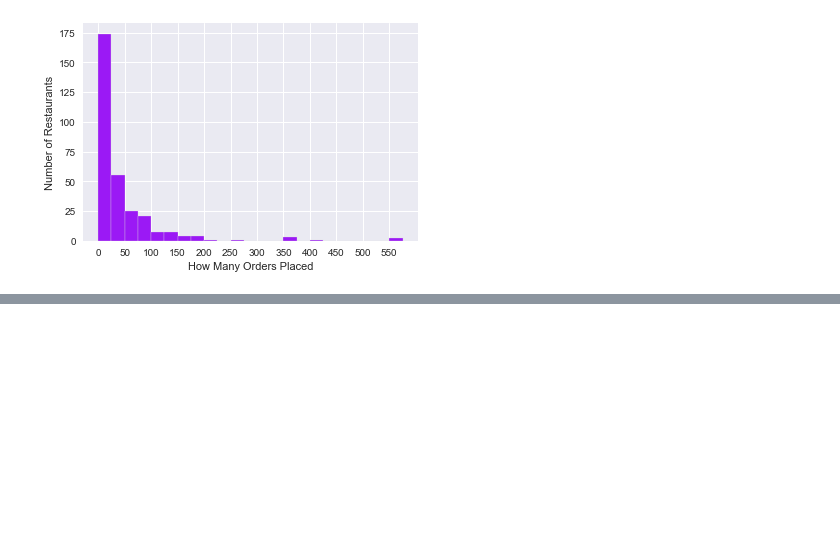
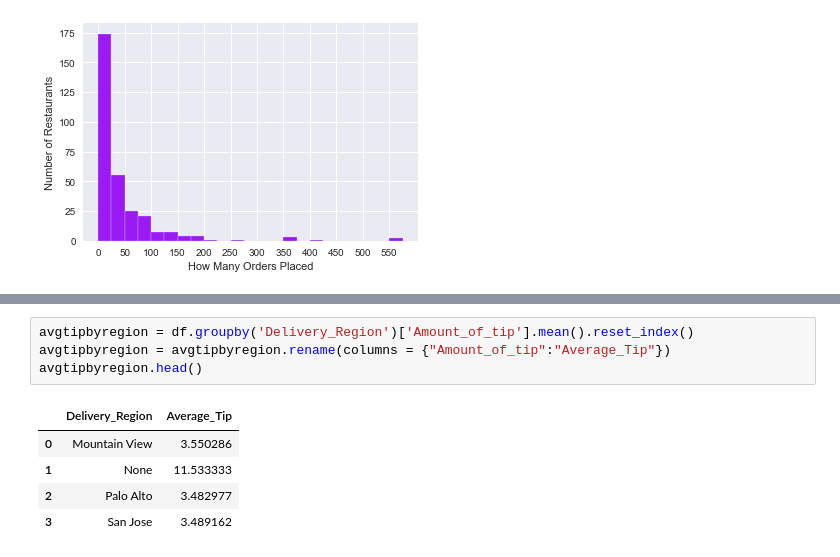
Before and after one commit to toestie/fooddelivery-dataset, a Jupyter notebook: notebooks/analysis.ipynb, the cells around one changed output, grey strips where cells are left out. Saved outputs shown, nothing was run; the diff lists cells and outputs as text; blank space fills up the shorter version.

```diff
--- a/notebooks/analysis.ipynb
+++ b/notebooks/analysis.ipynb
@@ -458,0 +469,10 @@ plt.show()
+# %%
+avgtipbyregion = df.groupby('Delivery_Region')['Amount_of_tip'].mean().reset_index()
+avgtipbyregion = avgtipbyregion.rename(columns = {"Amount_of_tip":"Average_Tip"})
+avgtipbyregion.head()
+# %% [output]
+|  | Delivery_Region | Average_Tip |
+| 0 | Mountain View | 3.550286 |
+| 1 | None | 11.533333 |
+| 2 | Palo Alto | 3.482977 |
+| 3 | San Jose | 3.489162 |
```
Also changed, not shown: parts of 1 cell of this notebook, 6 other files.
